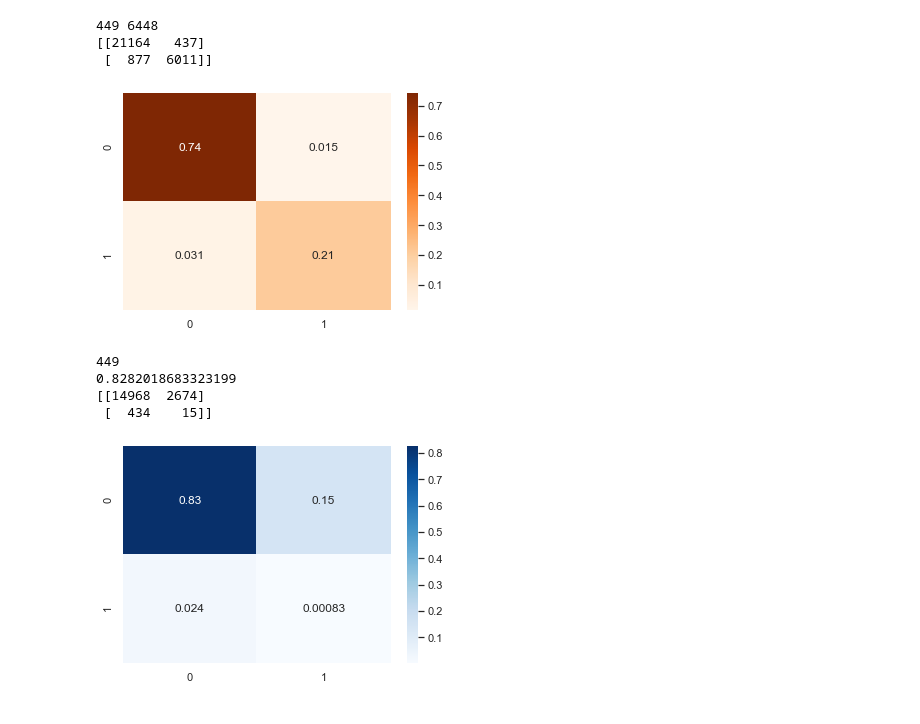
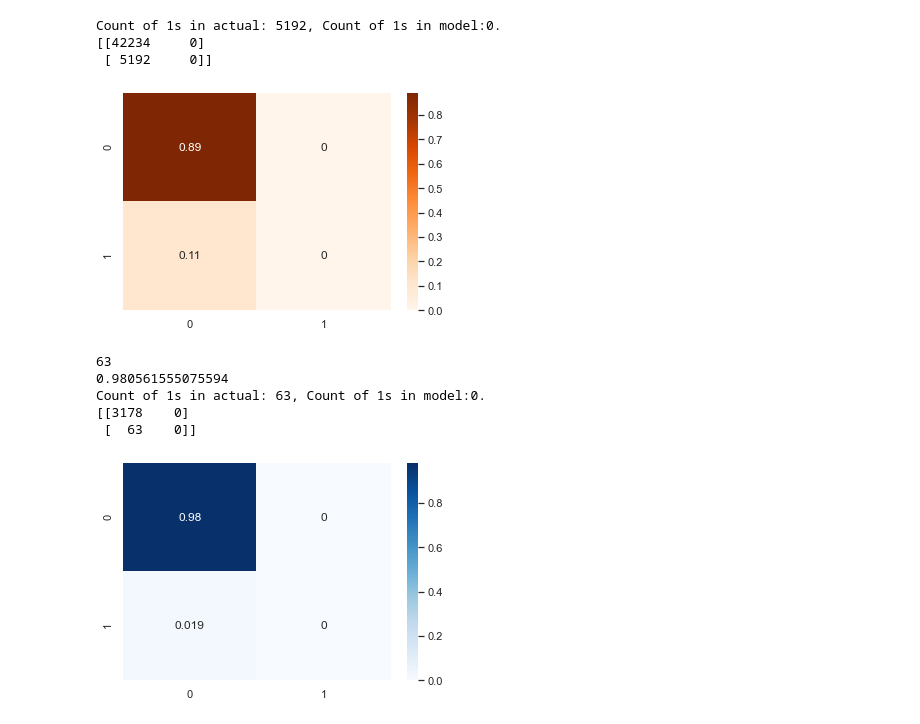
Before and after one commit to andknam/options-reinforcement-learning, a Jupyter notebook: SVM.ipynb, the cells around one changed output. Drawn from its saved outputs; the diff is of its cells as text; code cells hidden in the pictures.

```diff
--- a/SVM.ipynb
+++ b/SVM.ipynb
@@ -23,0 +20,20 @@ puts_df = options_df.loc[options_df['Call'] == False]
+# %%
+def categorise(row):
+    return ((row['Final Price'] - row['Current Price']) / row['Current Price']) * 100
+
+options_df['Percent Price Change'] = options_df.apply(lambda row: categorise(row), axis=1)
+options7_df['Percent Price Change'] = options7_df.apply(lambda row: categorise(row), axis=1)
+# %%
+calls_df = options_df.loc[options_df['Call'] == True]
+puts_df = options_df.loc[options_df['Call'] == False]
+
+options7call_df = options7_df.loc[options7_df['Call'] == True]
+options7put_df = options7_df.loc[options7_df['Call'] == False]
+# %%
+print("Before:", calls_df.shape, puts_df.shape, options7call_df.shape, options7put_df.shape)
+calls_df = calls_df[calls_df['Sector'] == 'Technology']
+puts_df = puts_df[puts_df['Sector'] == 'Technology']
+
+options7call_df = options7call_df[options7call_df['Sector'] == 'Technology']
+options7put_df = options7put_df[options7put_df['Sector'] == 'Technology']
+print("After:", calls_df.shape, puts_df.shape, options7call_df.shape, options7put_df.shape)
@@ -261,40 +388,48 @@ plt.show()
 # %%
-trainX = puts_df[puts_df['Sector'] == 'Technology']
-trainX = trainX.filter(['Implied Volatility', 'Volume', 'Days to Expire', 'Needed Percent Change'], axis=1)
-trainY = puts_df[puts_df['Sector'] == 'Technology']
+trainX = calls_df[calls_df['Sector'] == 'Technology']
+trainX = trainX.filter(['Delta', 'Theta', 'Rho', 'Vega', 'Gamma'], axis=1)
+trainY = calls_df[calls_df['Sector'] == 'Technology']
 trainY = trainY.filter(['Success'], axis=1)
 
-options6_df = options6_df.loc[options6_df['Call'] == True]
+# options7call_df = options7_df.loc[options7_df['Call'] == True]
 
-testX = options6_df[options6_df['Sector'] == 'Technology']
-testX = testX.filter(['Implied Volatility', 'Volume', 'Days to Expire', 'Needed Percent Change'], axis=1)
-testY = options6_df[options6_df['Sector'] == 'Technology']
+testX = options7call_df[options7call_df['Sector'] == 'Technology']
+testX = testX.filter(['Delta', 'Theta', 'Rho', 'Vega', 'Gamma'], axis=1)
+testY = options7call_df[options7call_df['Sector'] == 'Technology']
 testY = testY.filter(['Success'], axis=1)
 # %%
-model = SVC(C= 5, kernel='rbf', gamma = 0.1)
+start_time = time.time()
+
+model = SVC(C= 5, kernel='rbf', gamma = 0.2)
 model.fit(trainX, trainY.to_numpy().flatten())
 trainPredict = model.predict(trainX)
 cfMatrixTrain = confusion_matrix(trainY, trainPredict)
-print(np.count_nonzero(np.array(testY) == 1), np.count_nonzero(np.array(trainPredict) == 1))
+print(f"Count of 1s in actual: {np.count_nonzero(np.array(trainY) == 1)}, Count of 1s in model:" +
+      f"{np.count_nonzero(np.array(trainPredict) == 1)}.")
 print(cfMatrixTrain)
 ax = sns.heatmap(cfMatrixTrain/np.sum(cfMatrixTrain), annot=True, cmap='Oranges')
 plt.show()
 
 testPredict = model.predict(testX)
 print(np.count_nonzero(np.array(testY) == 1))
 app = model.score(testX, testY)
 print(app)
 cfMatrixTest = confusion_matrix(testY, testPredict)
+print(f"Count of 1s in actual: {np.count_nonzero(np.array(testY) == 1)}, Count of 1s in model:" +
+      f"{np.count_nonzero(np.array(testPredict) == 1)}.")
 print(cfMatrixTest)
 ax = sns.heatmap(cfMatrixTest/np.sum(cfMatrixTest), annot=True, cmap='Blues')
 plt.show()
+
+print(f"Took {datetime.timedelta(seconds=(time.time() - start_time))} seconds")
 # %% [output]
-449 6448
-[[21164   437]
- [  877  6011]]
+Count of 1s in actual: 5192, Count of 1s in model:0.
+[[42234     0]
+ [ 5192     0]]
-[figure, old version]
+[figure, new version]
-449
-0.8282018683323199
-[[14968  2674]
- [  434    15]]
+63
+0.980561555075594
+Count of 1s in actual: 63, Count of 1s in model:0.
+[[3178    0]
+ [  63    0]]
-[figure, old version]
+[figure, new version]
```
Also changed, not shown: parts of 19 cells of this notebook.
